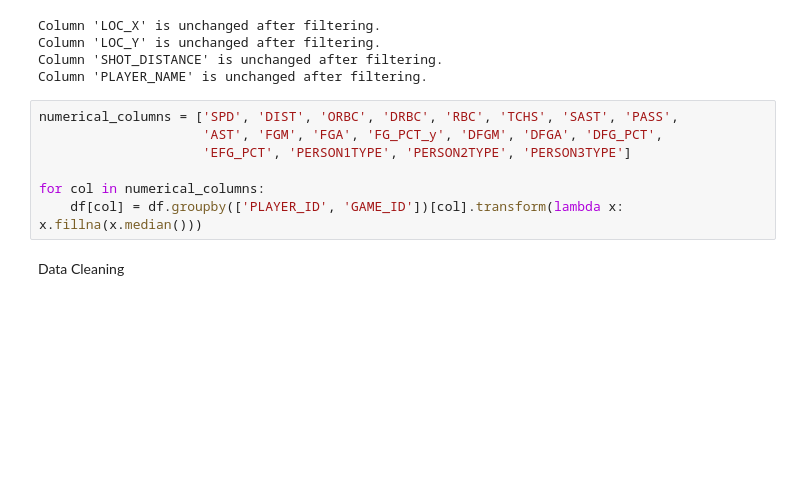
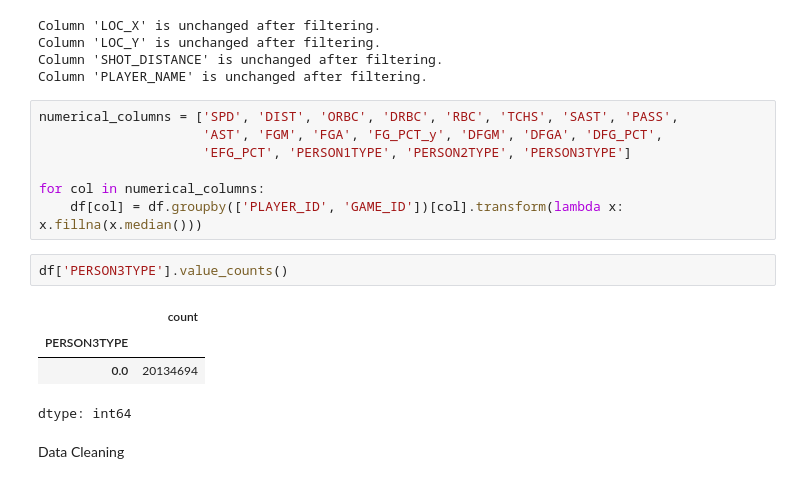
Before and after one commit to Saksham-tyagi1/NBA-Analysis, a Jupyter notebook: DataCleaning.ipynb, the cells around one changed output. Drawn from its saved outputs; the diff is of its cells as text; blank space fills up the shorter version.

```diff
--- a/DataCleaning.ipynb
+++ b/DataCleaning.ipynb
@@ -263,6 +342,13 @@ numerical_columns = ['SPD', 'DIST', 'ORBC', 'DRBC', 'RBC', 'TCHS', 'SAST', 'PASS
 
 for col in numerical_columns:
     df[col] = df.groupby(['PLAYER_ID', 'GAME_ID'])[col].transform(lambda x: x.fillna(x.median()))
+# %%
+df['PERSON3TYPE'].value_counts()
+# %% [output]
+|  | count |
+| PERSON3TYPE |  |
+| 0.0 | 20134694 |
+dtype: int64
 # %% [markdown]
 Data Cleaning
 # %%
```
Also changed, not shown: parts of 10 cells of this notebook.
